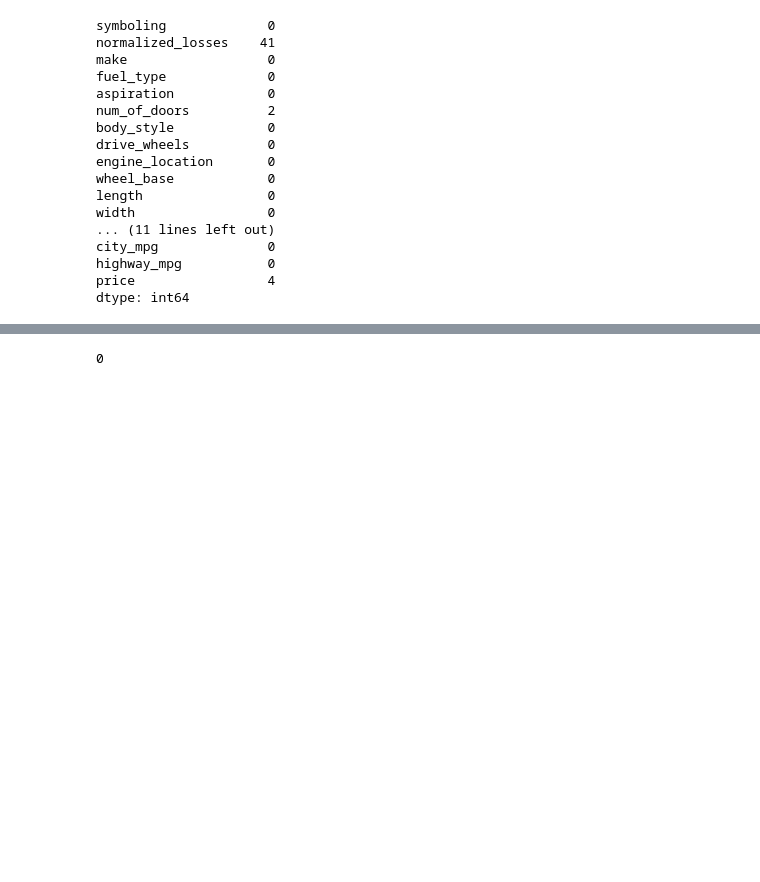
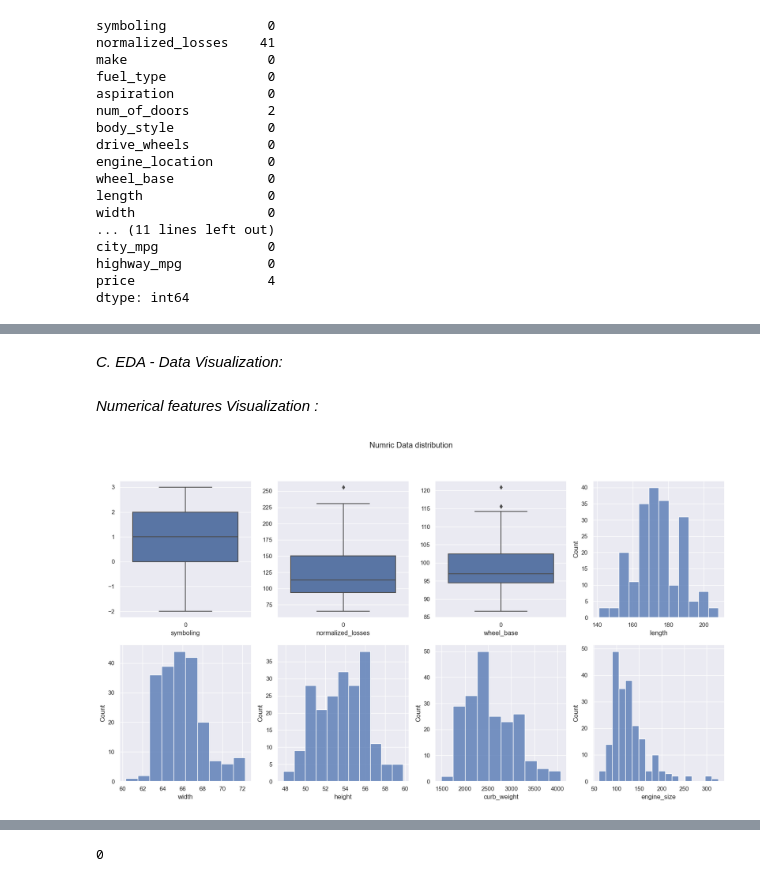
Before and after one commit to omars1234/AutoMobileML, a Jupyter notebook: Analysis.ipynb, the cells around one changed output, grey strips where cells are left out. Cells and saved outputs as stored; diff of their text form; code cells hidden in the pictures; blank space fills up the shorter version.

```diff
--- a/Analysis.ipynb
+++ b/Analysis.ipynb
@@ -91,0 +120,3 @@ df[["bore","stroke"]]=df[["bore","stroke"]].astype("float64")
+# %%
+categorical_features=df.select_dtypes(include=["object"])
+numerical_features=df.select_dtypes(exclude=["object"])
@@ -91,0 +155,42 @@ df[["bore","stroke"]]=df[["bore","stroke"]].astype("float64")
+# %% [markdown]
+*C. EDA - Data Visualization:*
+# %% [markdown]
+*Numerical features Visualization :*
+# %%
+fig, (ax1, ax2) = plt.subplots(1,2)
+fig.suptitle("Numric Data distribution ");
+
+plt.subplot(241)
+sns.boxplot(numerical_features["symboling"])
+plt.xlabel("symboling");
+
+plt.subplot(242)
+sns.boxplot(numerical_features["normalized_losses"])
+plt.xlabel("normalized_losses");
+
+plt.subplot(243)
+sns.boxplot(numerical_features["wheel_base"])
+plt.xlabel("wheel_base");
+
+
+plt.subplot(244)
+sns.histplot(numerical_features["length"])
+plt.xlabel("length");
+
+plt.subplot(245)
+sns.histplot(numerical_features["width"],bins=10)
+plt.xlabel("width");
+
+plt.subplot(246)
+sns.histplot(numerical_features["height"])
+plt.xlabel("height");
+
+plt.subplot(247)
+sns.histplot(numerical_features["curb_weight"])
+plt.xlabel("curb_weight");
+
+plt.subplot(248)
+sns.histplot(numerical_features["engine_size"])
+plt.xlabel("engine_size");
+# %% [output]
+[figure, added]
```
Also changed, not shown: parts of 51 cells of this notebook.
